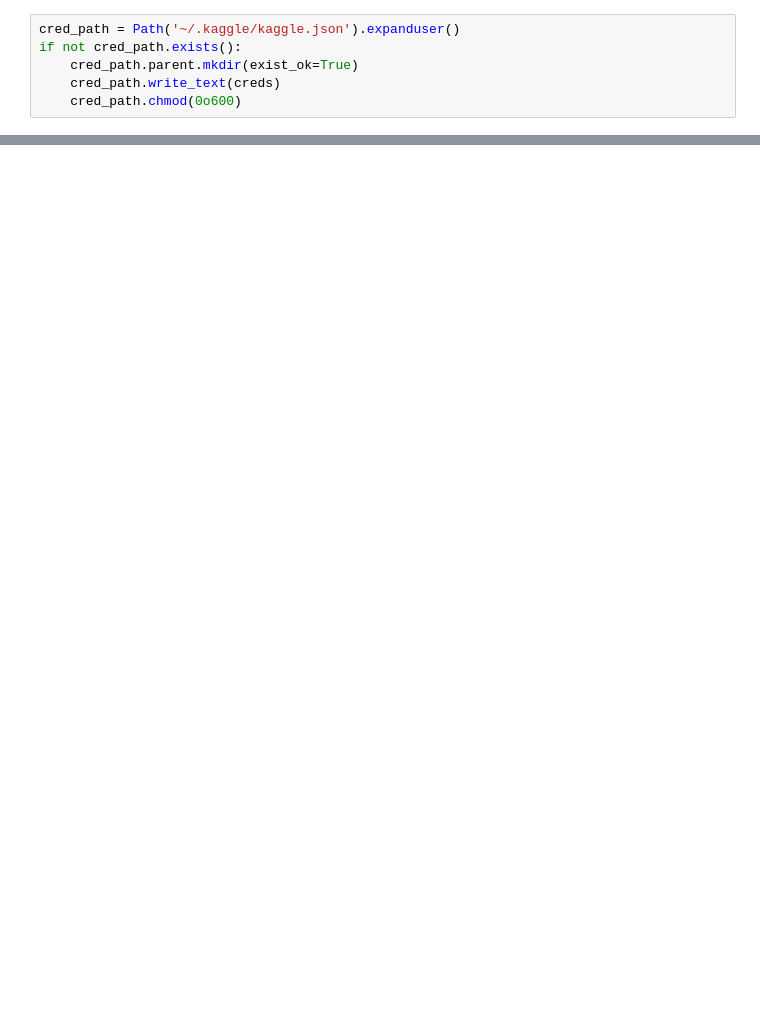
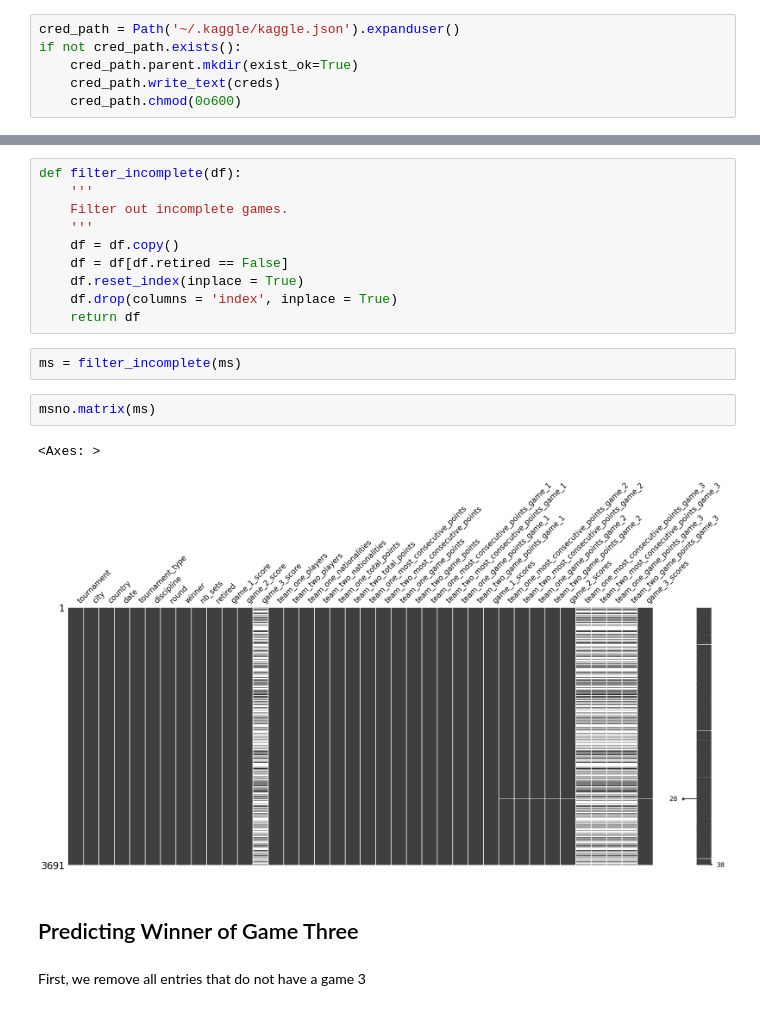
Before and after one commit to MostValue/fast-ai, a Jupyter notebook: projects/badminton_game_theory.ipynb, the cells around one changed output, grey strips where cells are left out. Saved outputs shown, nothing was run; the diff lists cells and outputs as text; blank space fills up the shorter version.

```diff
--- a/projects/badminton_game_theory.ipynb
+++ b/projects/badminton_game_theory.ipynb
@@ -50,0 +104,21 @@ Path.BASE_PATH = path
+# %%
+def filter_incomplete(df):
+    '''
+    Filter out incomplete games.
+    '''
+    df = df.copy()
+    df = df[df.retired == False]
+    df.reset_index(inplace = True)
+    df.drop(columns = 'index', inplace = True)
+    return df
+# %%
+ms = filter_incomplete(ms)
+# %%
+msno.matrix(ms)
+# %% [output]
+<Axes: >
+[figure, added]
+# %% [markdown]
+## Predicting Winner of Game Three
+# %% [markdown]
+First, we remove all entries that do not have a game 3
```
Also changed, not shown: parts of 29 cells of this notebook.
